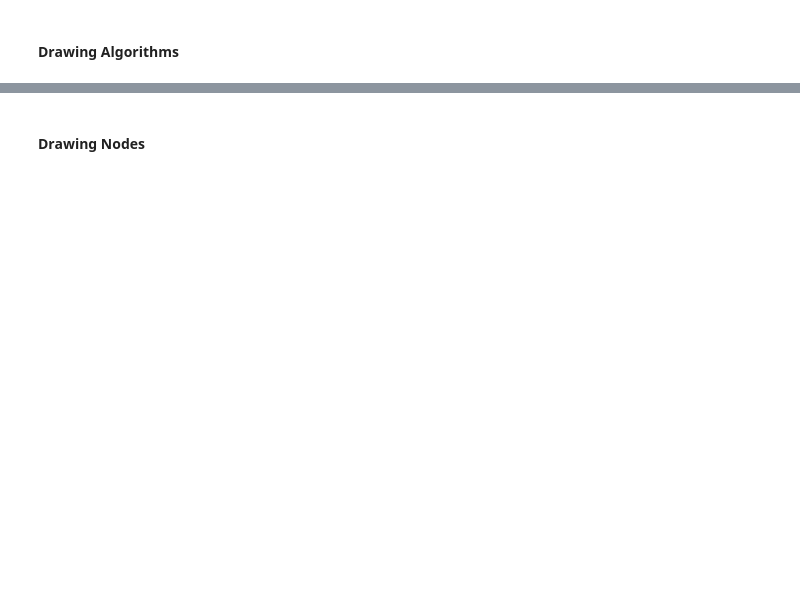
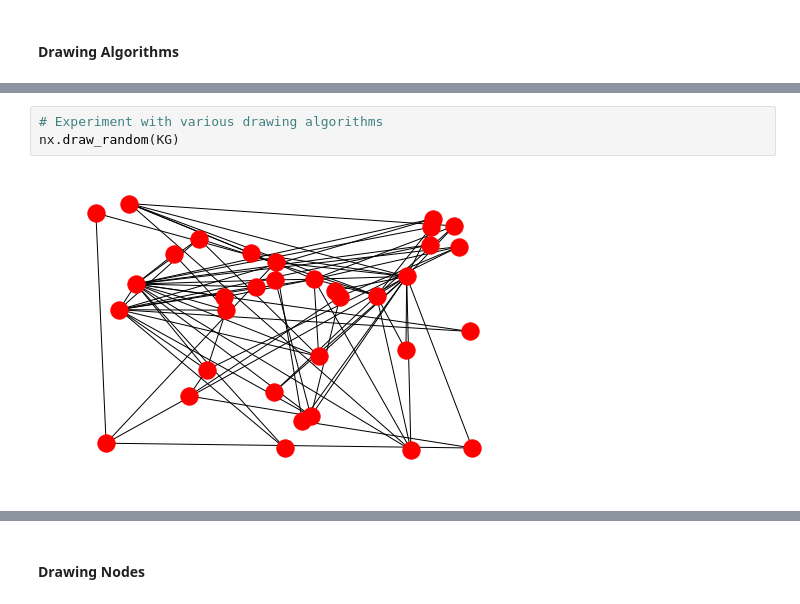
Before and after one commit to erictleung/lecture-python-bash, a Jupyter notebook: notebooks/network_outline.ipynb, the cells around one changed output, grey strips where cells are left out. Saved outputs shown, nothing was run; the diff lists cells and outputs as text; blank space fills up the shorter version.

```diff
--- a/notebooks/network_outline.ipynb
+++ b/notebooks/network_outline.ipynb
@@ -106,0 +232,5 @@ DS = nx.davis_southern_women_graph()
+# %%
+# Experiment with various drawing algorithms
+nx.draw_random(KG)
+# %% [output]
+[figure, added]
```
Also changed, not shown: parts of 70 cells of this notebook.
